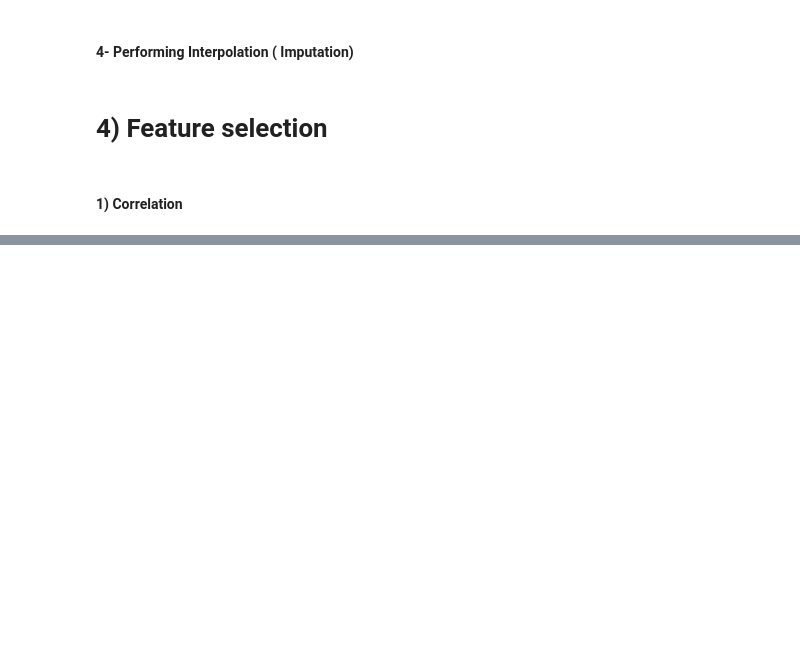
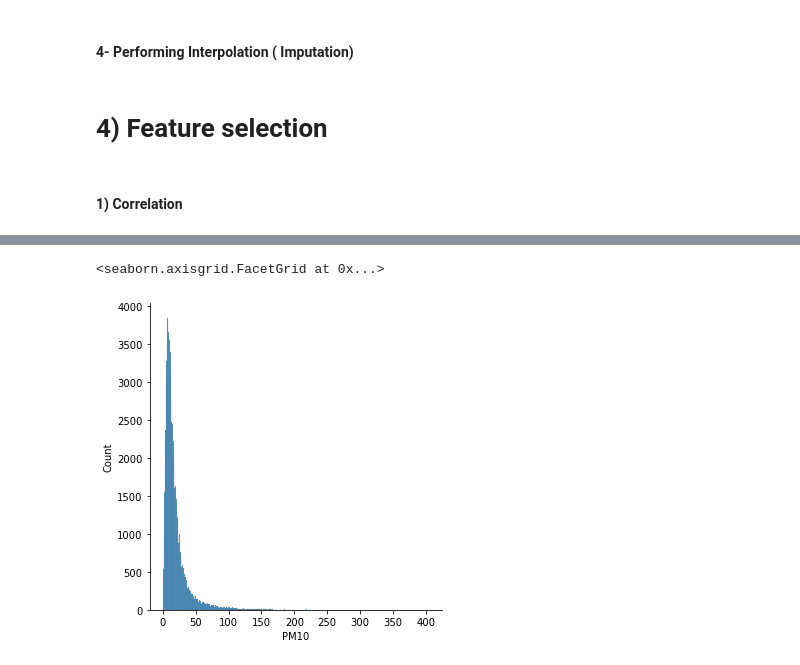
Before and after one commit to jadali17/Air-Quality-Prediction, a Jupyter notebook: feature-selection-no2-nox-pm2.5-pm10.ipynb, the cells around one changed output, grey strips where cells are left out. Cells and saved outputs as stored; diff of their text form; code cells hidden in the pictures; blank space fills up the shorter version.

```diff
--- a/feature-selection-no2-nox-pm2.5-pm10.ipynb
+++ b/feature-selection-no2-nox-pm2.5-pm10.ipynb
@@ -129,0 +146,5 @@ sns.lineplot(data=subsetData2,x="Start",y="PM10",ax=ax)
+# %%
+sns.displot(airQualityData['PM10'])
+# %% [output]
+<seaborn.axisgrid.FacetGrid at 0x...>
+[figure, added]
```
Also changed, not shown: parts of 11 cells of this notebook.
